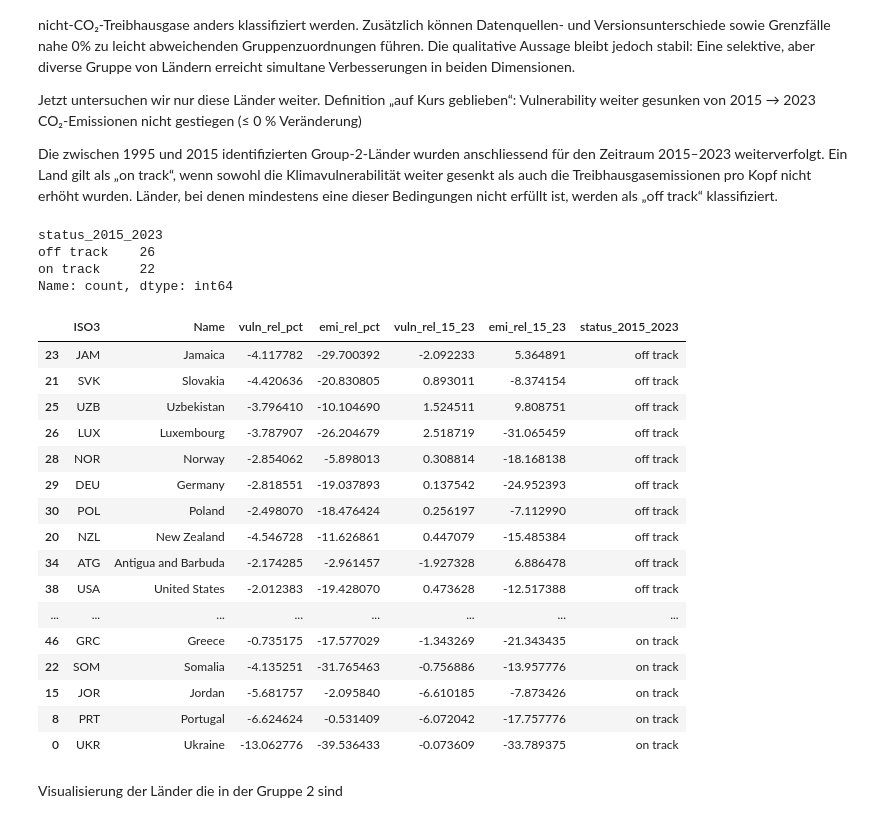
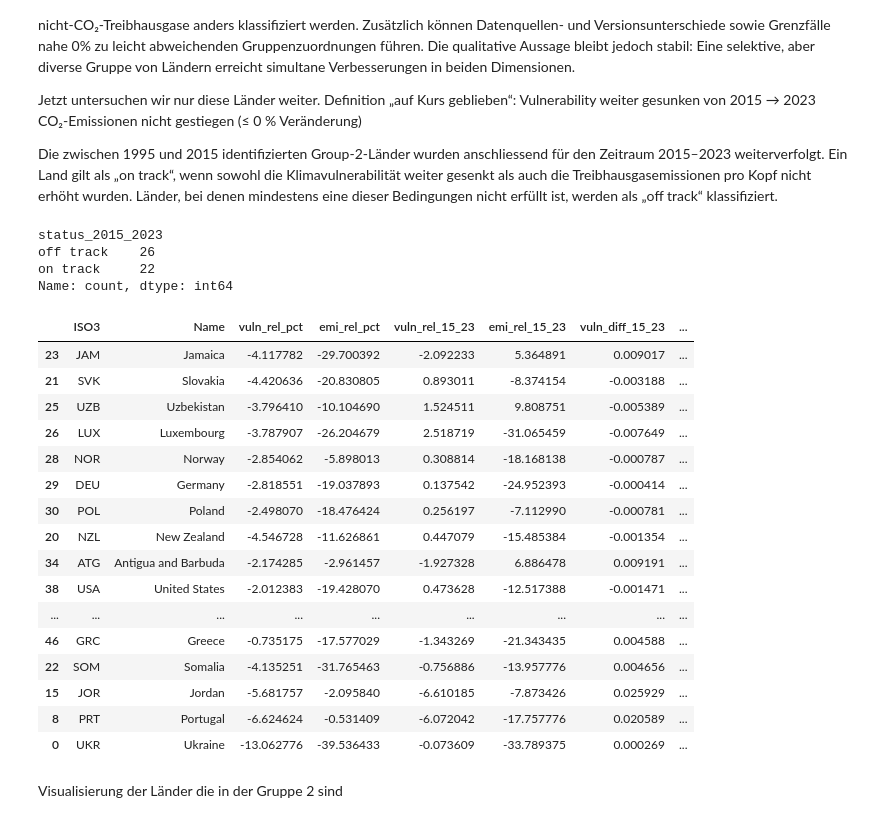
Before and after one commit to damiansze/Climate-Justice, a Jupyter notebook: 04_Case_study_Paper3.ipynb, the cells around one changed output. Drawn from its saved outputs; the diff is of its cells as text; code cells hidden in the pictures.

```diff
--- a/04_Case_study_Paper3.ipynb
+++ b/04_Case_study_Paper3.ipynb
@@ -166,5 +281,5 @@ Die zwischen 1995 und 2015 identifizierten Group-2-Länder wurden anschliessend
 # %%
-# --- 2015–2023 ---
+# --- 2015–2023 (relative change) ---
 v_15_23 = relative_change(vuln, 2015, 2023).rename(
     columns={"rel_change": "vuln_rel_15_23"}
 )
@@ -178,56 +293,77 @@ df_15_23 = v_15_23.merge(
     how="inner"
 ).dropna()
 
-# Nur Group-2-Länder weiterverfolgen
+# --- NEU: Absolute Werte 2015 und 2023 holen + Differenzen berechnen ---
+v_abs_15_23 = vuln[["ISO3", "2015", "2023"]].rename(
+    columns={"2015": "vuln_2015", "2023": "vuln_2023"}
+)
+e_abs_15_23 = edgar[["ISO3", "2015", "2023"]].rename(
+    columns={"2015": "emi_2015", "2023": "emi_2023"}
+)
+
+abs_15_23 = v_abs_15_23.merge(e_abs_15_23, on="ISO3", how="inner")
+abs_15_23["vuln_diff_15_23"] = abs_15_23["vuln_2015"] - abs_15_23["vuln_2023"]
+abs_15_23["emi_diff_15_23"]  = abs_15_23["emi_2015"]  - abs_15_23["emi_2023"]
+
+# --- Nur Group-2-Länder weiterverfolgen ---
 track = group2_95_15.merge(
     df_15_23[["ISO3", "vuln_rel_15_23", "emi_rel_15_23"]],
     on="ISO3",
     how="left"
 )
 
-# Klassifikation: auf Kurs vs. nicht auf Kurs
+# --- NEU: absolute Differenzen dazumergen ---
+track = track.merge(
+    abs_15_23[["ISO3", "vuln_diff_15_23", "emi_diff_15_23"]],
+    on="ISO3",
+    how="left"
+)
+
+# --- Klassifikation: auf Kurs vs. nicht auf Kurs ---
 track["status_2015_2023"] = track.apply(
     lambda r: "on track"
-    if (r["vuln_rel_15_23"] < 0 and r["emi_rel_15_23"] <= 0)
+    if (r["vuln_rel_15_23"] < 0 and r["emi_rel_15_23"] < 0)
     else "off track",
     axis=1
 )
 
 track = track.sort_values("status_2015_2023")
 
 print(track["status_2015_2023"].value_counts())
 
 track[[
     "ISO3",
     "Name",
     "vuln_rel_pct",
     "emi_rel_pct",
     "vuln_rel_15_23",
     "emi_rel_15_23",
+    "vuln_diff_15_23",
+    "emi_diff_15_23",
     "status_2015_2023"
 ]]
 # %% [output]
 status_2015_2023
 off track    26
 on track     22
 Name: count, dtype: int64
-|  | ISO3 | Name | vuln_rel_pct | emi_rel_pct | vuln_rel_15_23 | emi_rel_15_23 | status_2015_2023 |
-| 23 | JAM | Jamaica | -4.117782 | -29.700392 | -2.092233 | 5.364891 | off track |
-| 21 | SVK | Slovakia | -4.420636 | -20.830805 | 0.893011 | -8.374154 | off track |
-| 25 | UZB | Uzbekistan | -3.796410 | -10.104690 | 1.524511 | 9.808751 | off track |
-| 26 | LUX | Luxembourg | -3.787907 | -26.204679 | 2.518719 | -31.065459 | off track |
-| 28 | NOR | Norway | -2.854062 | -5.898013 | 0.308814 | -18.168138 | off track |
-| 29 | DEU | Germany | -2.818551 | -19.037893 | 0.137542 | -24.952393 | off track |
-| 30 | POL | Poland | -2.498070 | -18.476424 | 0.256197 | -7.112990 | off track |
-| 20 | NZL | New Zealand | -4.546728 | -11.626861 | 0.447079 | -15.485384 | off track |
-| 34 | ATG | Antigua and Barbuda | -2.174285 | -2.961457 | -1.927328 | 6.886478 | off track |
-| 38 | USA | United States | -2.012383 | -19.428070 | 0.473628 | -12.517388 | off track |
-| ... | ... | ... | ... | ... | ... | ... | ... |
-| 46 | GRC | Greece | -0.735175 | -17.577029 | -1.343269 | -21.343435 | on track |
-| 22 | SOM | Somalia | -4.135251 | -31.765463 | -0.756886 | -13.957776 | on track |
-| 15 | JOR | Jordan | -5.681757 | -2.095840 | -6.610185 | -7.873426 | on track |
-| 8 | PRT | Portugal | -6.624624 | -0.531409 | -6.072042 | -17.757776 | on track |
-| 0 | UKR | Ukraine | -13.062776 | -39.536433 | -0.073609 | -33.789375 | on track |
+|  | ISO3 | Name | vuln_rel_pct | emi_rel_pct | vuln_rel_15_23 | emi_rel_15_23 | vuln_diff_15_23 | ... |
+| 23 | JAM | Jamaica | -4.117782 | -29.700392 | -2.092233 | 5.364891 | 0.009017 | ... |
+| 21 | SVK | Slovakia | -4.420636 | -20.830805 | 0.893011 | -8.374154 | -0.003188 | ... |
+| 25 | UZB | Uzbekistan | -3.796410 | -10.104690 | 1.524511 | 9.808751 | -0.005389 | ... |
+| 26 | LUX | Luxembourg | -3.787907 | -26.204679 | 2.518719 | -31.065459 | -0.007649 | ... |
+| 28 | NOR | Norway | -2.854062 | -5.898013 | 0.308814 | -18.168138 | -0.000787 | ... |
+| 29 | DEU | Germany | -2.818551 | -19.037893 | 0.137542 | -24.952393 | -0.000414 | ... |
+| 30 | POL | Poland | -2.498070 | -18.476424 | 0.256197 | -7.112990 | -0.000781 | ... |
+| 20 | NZL | New Zealand | -4.546728 | -11.626861 | 0.447079 | -15.485384 | -0.001354 | ... |
+| 34 | ATG | Antigua and Barbuda | -2.174285 | -2.961457 | -1.927328 | 6.886478 | 0.009191 | ... |
+| 38 | USA | United States | -2.012383 | -19.428070 | 0.473628 | -12.517388 | -0.001471 | ... |
+| ... | ... | ... | ... | ... | ... | ... | ... | ... |
+| 46 | GRC | Greece | -0.735175 | -17.577029 | -1.343269 | -21.343435 | 0.004588 | ... |
+| 22 | SOM | Somalia | -4.135251 | -31.765463 | -0.756886 | -13.957776 | 0.004656 | ... |
+| 15 | JOR | Jordan | -5.681757 | -2.095840 | -6.610185 | -7.873426 | 0.025929 | ... |
+| 8 | PRT | Portugal | -6.624624 | -0.531409 | -6.072042 | -17.757776 | 0.020589 | ... |
+| 0 | UKR | Ukraine | -13.062776 | -39.536433 | -0.073609 | -33.789375 | 0.000269 | ... |
 # %% [markdown]
 Visualisierung der Länder die in der Gruppe 2 sind
 # %%
```
Also changed, not shown: parts of 9 cells of this notebook.
